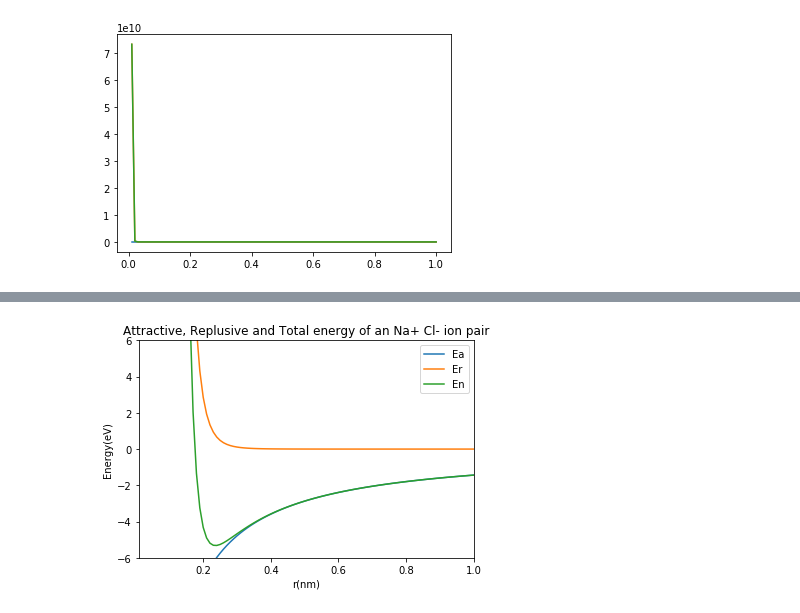
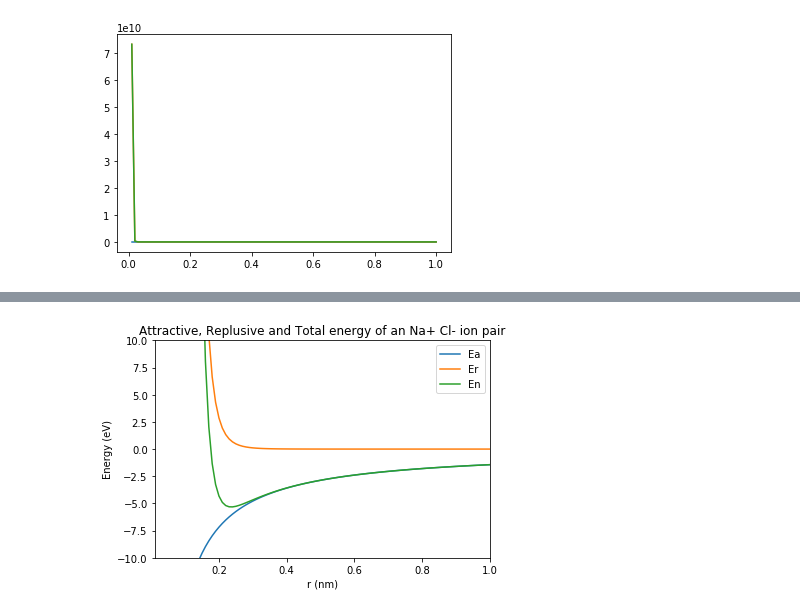
Before and after one commit to ProfessorKazarinoff/staticsite, a Jupyter notebook: content/code/matplotlib_plots/plot_bond_energy.ipynb, the cells around one changed output, grey strips where cells are left out. Cells and saved outputs as stored; diff of their text form; code cells hidden in the pictures.

```diff
--- a/content/code/matplotlib_plots/plot_bond_energy.ipynb
+++ b/content/code/matplotlib_plots/plot_bond_energy.ipynb
@@ -56,14 +124,11 @@ plt.show()
 # %%
-fig, ax = plt.subplots()
-ax.plot(r, Ea, label='Ea')
-ax.plot(r, Er, label='Er')
-ax.plot(r, En, label='En')
+plt.plot(r,Ea,r,Er,r,En)
 plt.xlim([ 0.01, 1.00])
-plt.ylim([-6, 6])
+plt.ylim([-10, 10])
 plt.title('Attractive, Replusive and Total energy of an Na+ Cl- ion pair')
-plt.xlabel('r(nm)')
-plt.ylabel('Energy(eV)')
-ax.legend()
+plt.xlabel('r (nm)')
+plt.ylabel('Energy (eV)')
+plt.legend(['Ea','Er','En'])
 plt.show()
 # %% [output]
-[figure, old version]
+[figure, new version]
```
Also changed, not shown: parts of 17 cells of this notebook, 1 other file.
